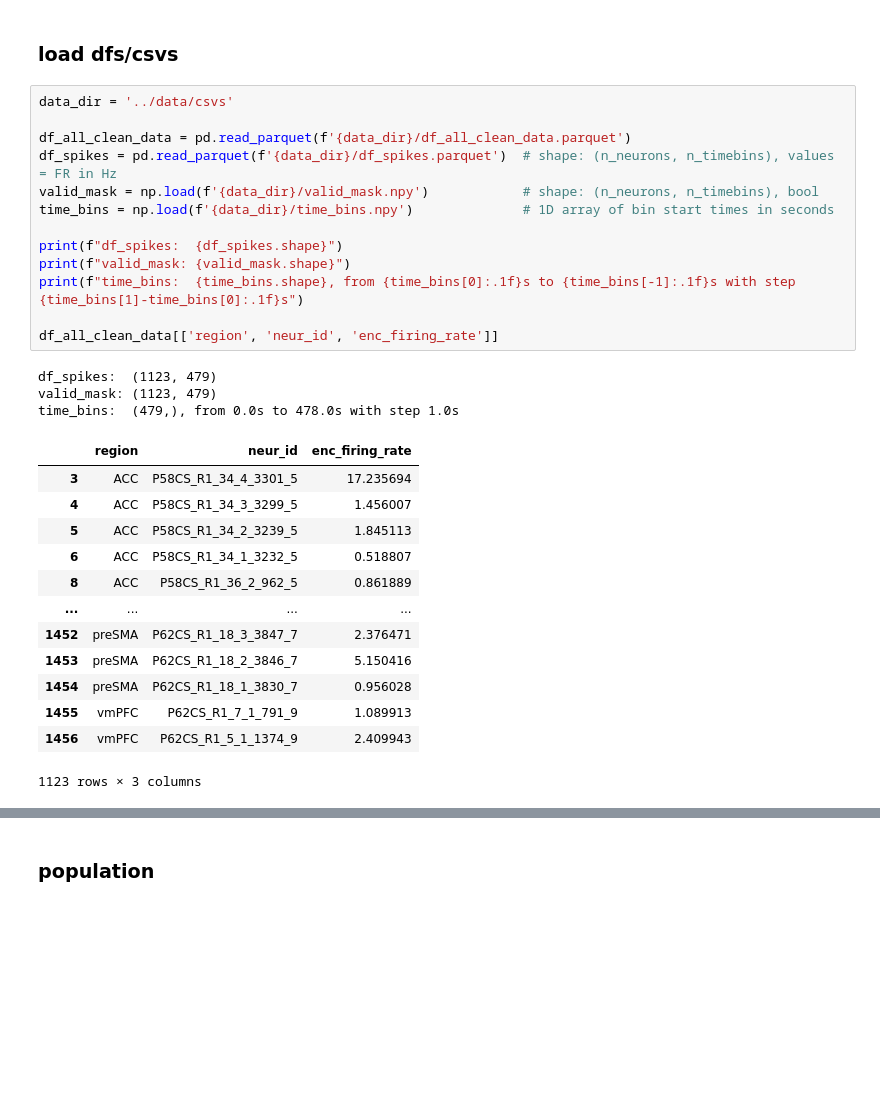
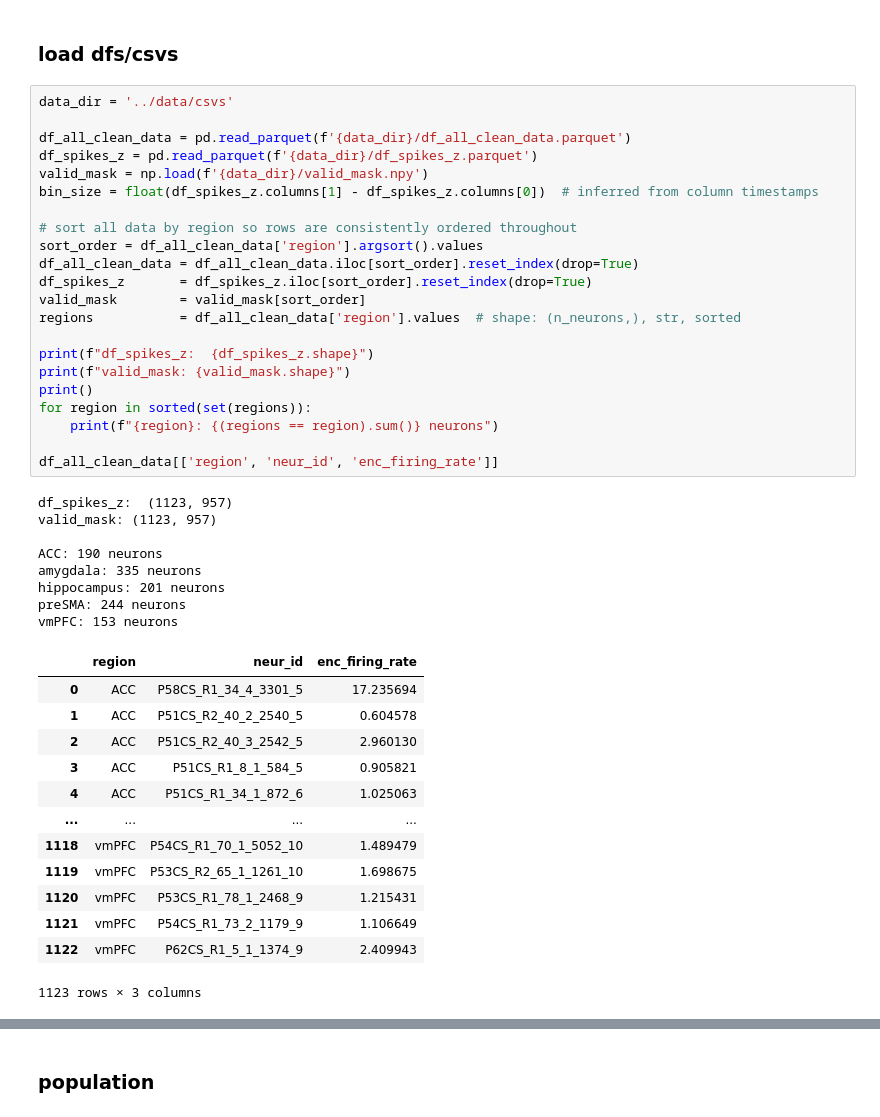
Before and after one commit to siyer7/movie_analysis, a Jupyter notebook: code/autocorr.ipynb, the cells around one changed output, grey strips where cells are left out. Drawn from its saved outputs; the diff is of its cells as text; blank space fills up the shorter version.

```diff
--- a/code/autocorr.ipynb
+++ b/code/autocorr.ipynb
@@ -5,32 +5,46 @@ import numpy as np, pandas as pd, seaborn as sns, matplotlib.pyplot as plt, os
 # %%
 data_dir = '../data/csvs'
 
 df_all_clean_data = pd.read_parquet(f'{data_dir}/df_all_clean_data.parquet')
-df_spikes = pd.read_parquet(f'{data_dir}/df_spikes.parquet')  # shape: (n_neurons, n_timebins), values = FR in Hz
-valid_mask = np.load(f'{data_dir}/valid_mask.npy')            # shape: (n_neurons, n_timebins), bool
-time_bins = np.load(f'{data_dir}/time_bins.npy')              # 1D array of bin start times in seconds
+df_spikes_z = pd.read_parquet(f'{data_dir}/df_spikes_z.parquet')
+valid_mask = np.load(f'{data_dir}/valid_mask.npy')
+bin_size = float(df_spikes_z.columns[1] - df_spikes_z.columns[0])  # inferred from column timestamps
 
-print(f"df_spikes:  {df_spikes.shape}")
+# sort all data by region so rows are consistently ordered throughout
+sort_order = df_all_clean_data['region'].argsort().values
+df_all_clean_data = df_all_clean_data.iloc[sort_order].reset_index(drop=True)
+df_spikes_z       = df_spikes_z.iloc[sort_order].reset_index(drop=True)
+valid_mask        = valid_mask[sort_order]
+regions           = df_all_clean_data['region'].values  # shape: (n_neurons,), str, sorted
+
+print(f"df_spikes_z:  {df_spikes_z.shape}")
 print(f"valid_mask: {valid_mask.shape}")
-print(f"time_bins:  {time_bins.shape}, from {time_bins[0]:.1f}s to {time_bins[-1]:.1f}s with step {time_bins[1]-time_bins[0]:.1f}s")
+print()
+for region in sorted(set(regions)):
+    print(f"{region}: {(regions == region).sum()} neurons")
 
 df_all_clean_data[['region', 'neur_id', 'enc_firing_rate']]
 # %% [output]
-df_spikes:  (1123, 479)
-valid_mask: (1123, 479)
-time_bins:  (479,), from 0.0s to 478.0s with step 1.0s
+df_spikes_z:  (1123, 957)
+valid_mask: (1123, 957)
+
+ACC: 190 neurons
+amygdala: 335 neurons
+hippocampus: 201 neurons
+preSMA: 244 neurons
+vmPFC: 153 neurons
 |  | region | neur_id | enc_firing_rate |
-| 3 | ACC | P58CS_R1_34_4_3301_5 | 17.235694 |
-| 4 | ACC | P58CS_R1_34_3_3299_5 | 1.456007 |
-| 5 | ACC | P58CS_R1_34_2_3239_5 | 1.845113 |
-| 6 | ACC | P58CS_R1_34_1_3232_5 | 0.518807 |
-| 8 | ACC | P58CS_R1_36_2_962_5 | 0.861889 |
+| 0 | ACC | P58CS_R1_34_4_3301_5 | 17.235694 |
+| 1 | ACC | P51CS_R2_40_2_2540_5 | 0.604578 |
+| 2 | ACC | P51CS_R2_40_3_2542_5 | 2.960130 |
+| 3 | ACC | P51CS_R1_8_1_584_5 | 0.905821 |
+| 4 | ACC | P51CS_R1_34_1_872_6 | 1.025063 |
 | ... | ... | ... | ... |
-| 1452 | preSMA | P62CS_R1_18_3_3847_7 | 2.376471 |
-| 1453 | preSMA | P62CS_R1_18_2_3846_7 | 5.150416 |
-| 1454 | preSMA | P62CS_R1_18_1_3830_7 | 0.956028 |
-| 1455 | vmPFC | P62CS_R1_7_1_791_9 | 1.089913 |
-| 1456 | vmPFC | P62CS_R1_5_1_1374_9 | 2.409943 |
+| 1118 | vmPFC | P54CS_R1_70_1_5052_10 | 1.489479 |
+| 1119 | vmPFC | P53CS_R2_65_1_1261_10 | 1.698675 |
+| 1120 | vmPFC | P53CS_R1_78_1_2468_9 | 1.215431 |
+| 1121 | vmPFC | P54CS_R1_73_2_1179_9 | 1.106649 |
+| 1122 | vmPFC | P62CS_R1_5_1_1374_9 | 2.409943 |
 1123 rows × 3 columns
 # %% [markdown]
 ### single-units
```
Also changed, not shown: parts of 3 cells of this notebook, 6 other files.
